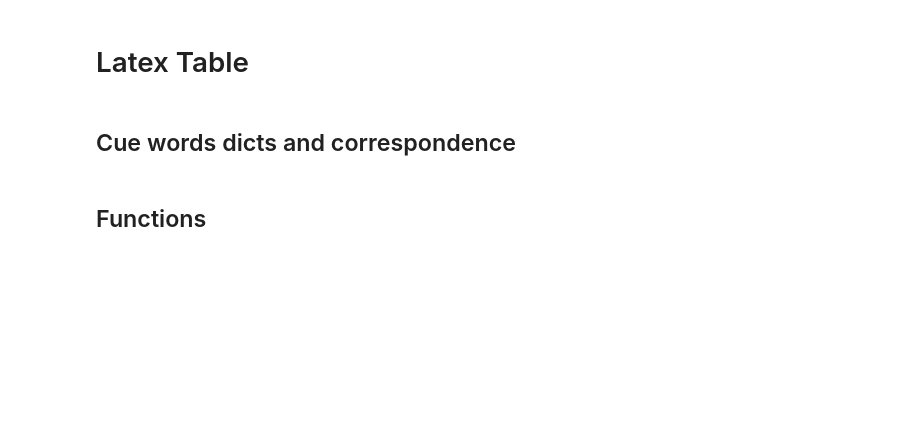
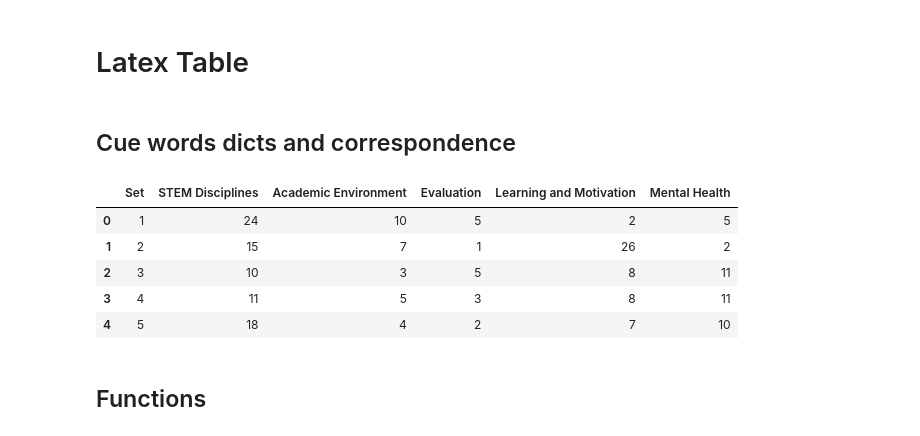
Before and after one commit to emmafranchino/cognoscolab, a Jupyter notebook: rassereno/notebooks/bfmn_features_similarity.ipynb, the cells around one changed output. Saved outputs shown, nothing was run; the diff lists cells and outputs as text; code cells hidden in the pictures; blank space fills up the shorter version.

```diff
--- a/rassereno/notebooks/bfmn_features_similarity.ipynb
+++ b/rassereno/notebooks/bfmn_features_similarity.ipynb
@@ -16,20 +23,39 @@ path_rassereno_analysis = RESSERENO_ROOT / "out" / "analysis"
 # %% [markdown]
 ## Cue words dicts and correspondence
 # %%
-cue_words_df = pd.read_csv(f'{RESSERENO_ROOT}/out/formatting/cue_words_summary.csv')
-cue_words_df['Set'] = ['1', '2' , '3', '4', '5']
+cue_words_df = pd.read_csv(f"{RESSERENO_ROOT}/out/formatting/cue_words_summary.csv")
+cue_words_df["Set"] = ["1", "2", "3", "4", "5"]
+word_cols = [col for col in cue_words_df.columns if col != "Set"]
 
+# Count words in each cell (split by comma or your delimiter)
+for col in word_cols:
+    cue_words_df[col] = cue_words_df[col].apply(
+        lambda x: len(str(x).split(",")) if pd.notna(x) else 0
+    )
+
+cue_words_df
 # Collect all words in each row (excluding 'Set'), split by comma, and strip whitespace
-cue_words_df['words'] = cue_words_df.drop(columns='Set').apply(
-    lambda row: [word.strip() for cell in row.dropna() for word in str(cell).split(',')],
-    axis=1
-)
+# cue_words_df["words"] = cue_words_df.drop(columns="Set").apply(
+#     lambda row: [
+#         word.strip() for cell in row.dropna() for word in str(cell).split(",")
+#     ],
+#     axis=1,
+# )
 
-cue_words_df = cue_words_df[['Set', 'words']]
-map_words = {'Examination': 'Exam', "Well being" : 'Wellbeing'}
+# cue_words_df = cue_words_df[["Set", "words"]]
+# map_words = {"Examination": "Exam", "Well being": "Wellbeing"}
 
-# Replace mapped words in cue_words for each row
-cue_words_df['words'] = cue_words_df['words'].apply(lambda word_list: sorted([map_words.get(word, word) for word in word_list]))
+# # Replace mapped words in cue_words for each row
+# cue_words_df["words"] = cue_words_df["words"].apply(
+#     lambda word_list: sorted([map_words.get(word, word) for word in word_list])
+# )
+# %% [output]
+|  | Set | STEM Disciplines | Academic Environment | Evaluation | Learning and Motivation | Mental Health |
+| 0 | 1 | 24 | 10 | 5 | 2 | 5 |
+| 1 | 2 | 15 | 7 | 1 | 26 | 2 |
+| 2 | 3 | 10 | 3 | 5 | 8 | 11 |
+| 3 | 4 | 11 | 5 | 3 | 8 | 11 |
+| 4 | 5 | 18 | 4 | 2 | 7 | 10 |
 # %%
 set_words_sample = {
     ('1'): ['Experts', 'H-S South'],
```
Also changed, not shown: parts of 12 cells of this notebook.
